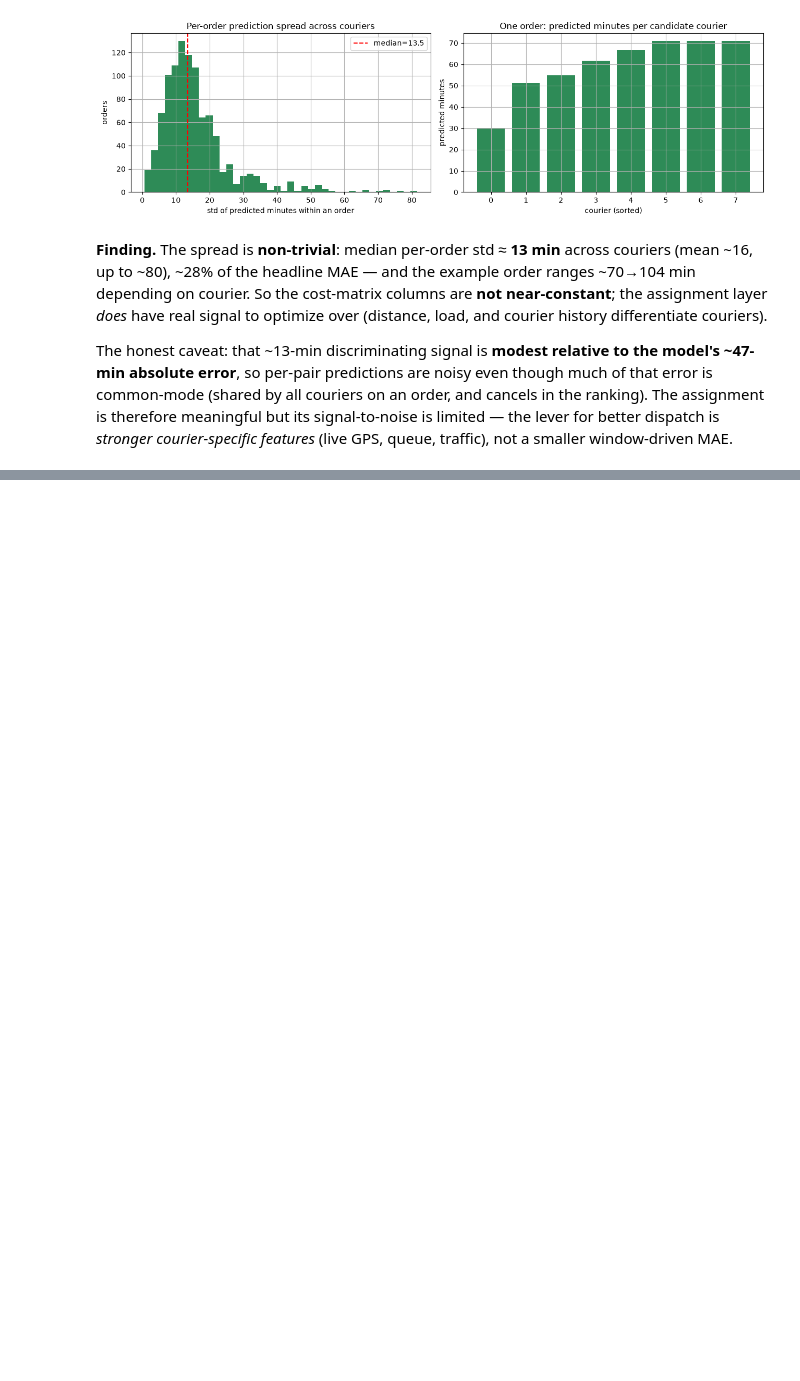
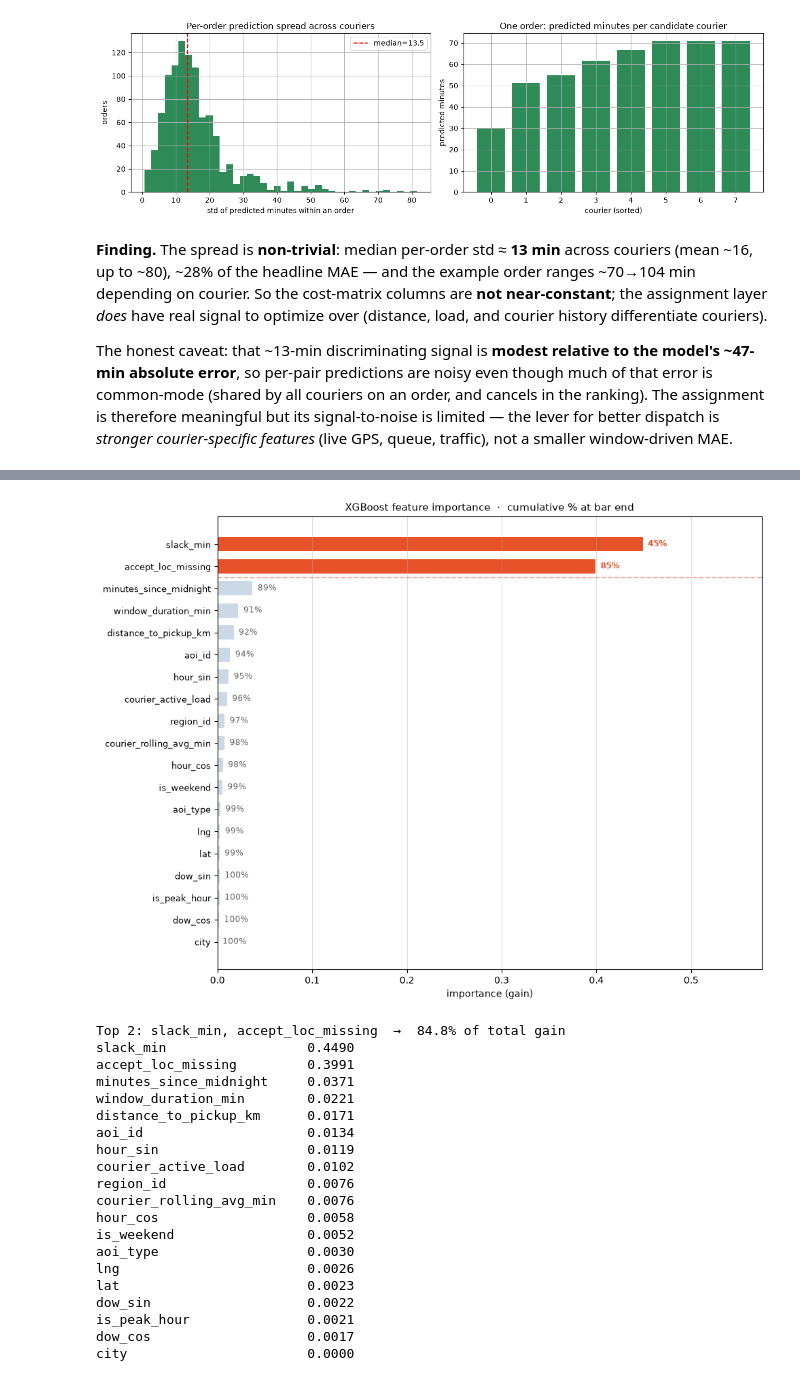
Before and after one commit to gokulkrisnaa-n/courier-dispatch-prediction-and-optimization, a Jupyter notebook: notebooks/01_eda_validation.ipynb, the cells around one changed output, grey strips where cells are left out. Cells and saved outputs as stored; diff of their text form; code cells hidden in the pictures; blank space fills up the shorter version.

Commit message:
Added feature importance bar chart

```diff
--- a/notebooks/01_eda_validation.ipynb
+++ b/notebooks/01_eda_validation.ipynb
@@ -227,0 +233,74 @@ queue, traffic), not a smaller window-driven MAE.
+# %%
+fi = pd.Series(
+    model.booster.feature_importances_,
+    index=model.feature_columns,
+    name="gain",
+).sort_values(ascending=False)
+
+cumulative = fi.cumsum() / fi.sum()
+TOP_N = 2
+top_share = cumulative.iloc[TOP_N - 1]
+
+ACCENT = "#E8522B"   # coral — top-2 bars
+MUTED  = "#CBD8E6"   # slate-blue — everything else
+
+n = len(fi)
+bar_colors = [ACCENT if i < TOP_N else MUTED for i in range(n)]
+y_pos = np.arange(n)[::-1]   # index 0 at the top
+
+fig, ax = plt.subplots(figsize=(10, max(5, n * 0.40)))
+ax.barh(y_pos, fi.values, color=bar_colors, edgecolor="none", height=0.65)
+
+# cumulative % label at the right end of each bar
+for i, (val, cum) in enumerate(zip(fi.values, cumulative.values)):
+    ax.text(
+        val + fi.max() * 0.012, y_pos[i],
+        f"{cum:.0%}",
+        va="center", fontsize=8.5,
+        color=ACCENT if i < TOP_N else "#666",
+        fontweight="bold" if i < TOP_N else "normal",
+    )
+
+# dashed separator + annotation beneath top-2
+sep_y = y_pos[TOP_N - 1] - 0.5
+ax.axhline(sep_y, color=ACCENT, lw=1.3, ls="--", alpha=0.55)
+ax.annotate(
+    f"top {TOP_N} features → {top_share:.0%} of total model gain",
+    xy=(fi.max() * 0.28, sep_y + 0.3),
+    fontsize=9.5, color=ACCENT, fontweight="bold",
+)
+
+ax.set_yticks(y_pos)
+ax.set_yticklabels(fi.index, fontsize=9.5)
+ax.set_xlabel("importance (gain)", fontsize=10)
+ax.set_title("XGBoost feature importance  ·  cumulative % at bar end", fontsize=11)
+ax.set_xlim(0, fi.max() * 1.28)
+ax.grid(axis="x", lw=0.5, alpha=0.6)
+ax.grid(axis="y", visible=False)
+plt.tight_layout()
+plt.show()
+
+print(f"Top {TOP_N}: {', '.join(fi.index[:TOP_N])}  →  {top_share:.1%} of total gain")
+print(fi.round(4).to_string())
+# %% [output]
+[figure, added]
+Top 2: slack_min, accept_loc_missing  →  84.8% of total gain
+slack_min                  0.4490
+accept_loc_missing         0.3991
+minutes_since_midnight     0.0371
+window_duration_min        0.0221
+distance_to_pickup_km      0.0171
+aoi_id                     0.0134
+hour_sin                   0.0119
+courier_active_load        0.0102
+region_id                  0.0076
+courier_rolling_avg_min    0.0076
+hour_cos                   0.0058
+is_weekend                 0.0052
+aoi_type                   0.0030
+lng                        0.0026
+lat                        0.0023
+dow_sin                    0.0022
+is_peak_hour               0.0021
+dow_cos                    0.0017
+city                       0.0000
```
Also changed, not shown: parts of 3 cells of this notebook.
